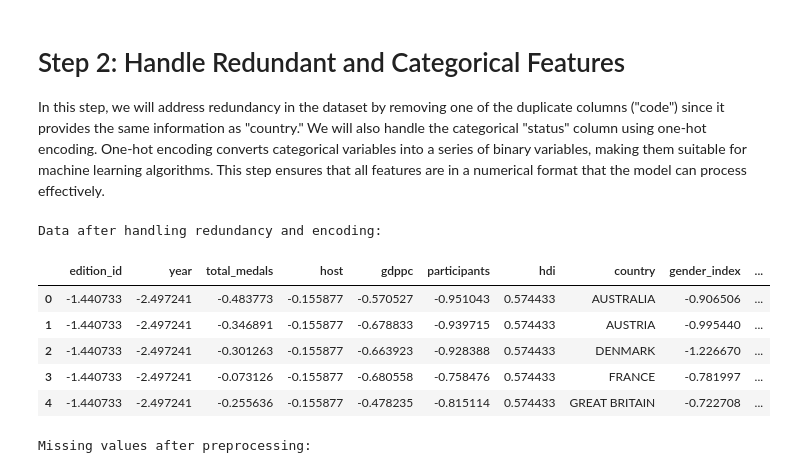
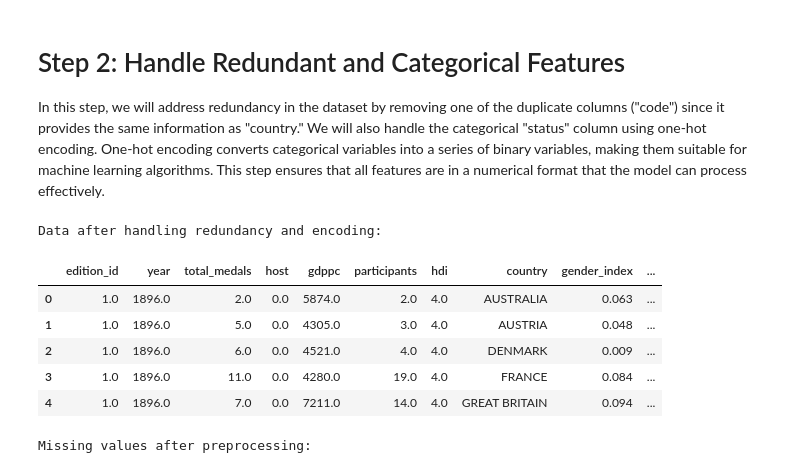
Before and after one commit to ahakobia/JHU_Colossus, a Jupyter notebook: modeling.ipynb, the cells around one changed output. Saved outputs shown, nothing was run; the diff lists cells and outputs as text; code cells hidden in the pictures.

```diff
--- a/modeling.ipynb
+++ b/modeling.ipynb
@@ -23,7 +23,7 @@ Train on Historical Data:
 data = pd.read_csv('Final Dataset/FINAL_DATA.csv')
 
 data = data[data['year'] < 2024]
-
+data = data.drop([76, 224, 225])
 data.head()
 # %% [output]
 |  | edition_id | year | code | total_medals | host | gdppc | participants | hdi | country | ... |
@@ -63,19 +63,16 @@ In this step, we are focusing on cleaning and preprocessing the data to prepare
 # Handling missing values
 # 1. Drop columns with more than 50% missing values
 threshold = len(data) * 0.5
-data = data.dropna(thresh=threshold, axis=1)
+data_clean = data.dropna(thresh=threshold, axis=1).copy()
 
 # 2. Impute remaining missing values with the median (for numerical) or most frequent (for categorical)
+# Exclude the 'total_medals' column from imputation
+numeric_features = data_clean.select_dtypes(include=[float, int]).columns.tolist()
+numeric_features.remove('total_medals')  # Remove target column from the list
+
 imputer = SimpleImputer(strategy='median')
-data[data.select_dtypes(include=[float, int]).columns] = imputer.fit_transform(data.select_dtypes(include=[float, int]))
+data_clean[numeric_features] = imputer.fit_transform(data_clean[numeric_features])
 
+# Impute categorical features
 imputer = SimpleImputer(strategy='most_frequent')
-data[data.select_dtypes(include=[object]).columns] = imputer.fit_transform(data.select_dtypes(include=[object]))
-
-# 3. Standardize the numerical features
-scaler = StandardScaler()
-data[data.select_dtypes(include=[float, int]).columns] = scaler.fit_transform(data.select_dtypes(include=[float, int]))
-
-# Display the cleaned data
-print("Cleaned Data Overview:")
-data.info()
+data_clean[data_clean.select_dtypes(include=[object]).columns] = imputer.fit_transform(data_clean.select_dtypes(include=[object]))
@@ -149,7 +128,6 @@ country_replacements = {
     'ROC': 'RUSSIAN FEDERATION',  # Russian Olympic Committee (temporary), map to Russia
     'RUSSIAN OLYMPIC COMMITTEE': 'RUSSIAN FEDERATION',  # Consolidate under Russia
     'INDEPENDENT OLYMPIC ATHLETES': None,  # No specific country
-    'PEOPLE\'S REPUBLIC OF CHINA': 'CHINA',  # Standardize naming
     'HONG KONG, CHINA': 'HONG KONG',  # Separate entity for Olympic purposes
     'ISLAMIC REPUBLIC OF IRAN': 'IRAN',  # Standardize naming
     "DEMOCRATIC PEOPLE'S REPUBLIC OF KOREA": 'NORTH KOREA',  # Standardize naming
@@ -164,14 +142,14 @@ country_replacements = {
 }
 
 # Replace obsolete or outdated country names with their modern equivalents
-data['country'] = data['country'].replace(country_replacements)
+data_clean['country'] = data_clean['country'].replace(country_replacements)
 
 # Remove any countries that were consolidated into 'None'
-data = data.dropna(subset=['country'])
+data_clean = data_clean.dropna(subset=['country'])
 
 # Display the cleaned data to verify the changes
 print("Data after replacing and removing obsolete countries:")
-print(data['country'].unique())
+print(data_clean['country'].unique())
 # %% [output]
 Data after replacing and removing obsolete countries:
 ['AUSTRALIA' 'AUSTRIA' 'DENMARK' 'FRANCE' 'GREAT BRITAIN' 'GERMANY'
@@ -195,25 +173,23 @@ Data after replacing and removing obsolete countries:
 
 In this step, we will address redundancy in the dataset by removing one of the duplicate columns ("code") since it provides the same information as "country." We will also handle the categorical "status" column using one-hot encoding. One-hot encoding converts categorical variables into a series of binary variables, making them suitable for machine learning algorithms. This step ensures that all features are in a numerical format that the model can process effectively.
 # %%
-from sklearn.preprocessing import LabelEncoder
-
 # Drop the redundant 'code' column
-data = data.drop(columns=['code'])
+data_clean = data_clean.drop(columns=['code'])
 
 # Perform one-hot encoding on the 'status' column
-data = pd.get_dummies(data, columns=['status'], drop_first=True,dtype=int)
+data_clean = pd.get_dummies(data_clean, columns=['status'], drop_first=True,dtype=int)
 
 # Display the updated data
 print("Data after handling redundancy and encoding:")
-data.head()
+data_clean.head()
 # %% [output]
 Data after handling redundancy and encoding:
 |  | edition_id | year | total_medals | host | gdppc | participants | hdi | country | gender_index | ... |
-| 0 | -1.440733 | -2.497241 | -0.483773 | -0.155877 | -0.570527 | -0.951043 | 0.574433 | AUSTRALIA | -0.906506 | ... |
-| 1 | -1.440733 | -2.497241 | -0.346891 | -0.155877 | -0.678833 | -0.939715 | 0.574433 | AUSTRIA | -0.995440 | ... |
-| 2 | -1.440733 | -2.497241 | -0.301263 | -0.155877 | -0.663923 | -0.928388 | 0.574433 | DENMARK | -1.226670 | ... |
-| 3 | -1.440733 | -2.497241 | -0.073126 | -0.155877 | -0.680558 | -0.758476 | 0.574433 | FRANCE | -0.781997 | ... |
-| 4 | -1.440733 | -2.497241 | -0.255636 | -0.155877 | -0.478235 | -0.815114 | 0.574433 | GREAT BRITAIN | -0.722708 | ... |
+| 0 | 1.0 | 1896.0 | 2.0 | 0.0 | 5874.0 | 2.0 | 4.0 | AUSTRALIA | 0.063 | ... |
+| 1 | 1.0 | 1896.0 | 5.0 | 0.0 | 4305.0 | 3.0 | 4.0 | AUSTRIA | 0.048 | ... |
+| 2 | 1.0 | 1896.0 | 6.0 | 0.0 | 4521.0 | 4.0 | 4.0 | DENMARK | 0.009 | ... |
+| 3 | 1.0 | 1896.0 | 11.0 | 0.0 | 4280.0 | 19.0 | 4.0 | FRANCE | 0.084 | ... |
+| 4 | 1.0 | 1896.0 | 7.0 | 0.0 | 7211.0 | 14.0 | 4.0 | GREAT BRITAIN | 0.094 | ... |
 # %%
 # Check for any remaining missing values
 print("Missing values after preprocessing:")
```
Also changed, not shown: parts of 34 cells of this notebook.
